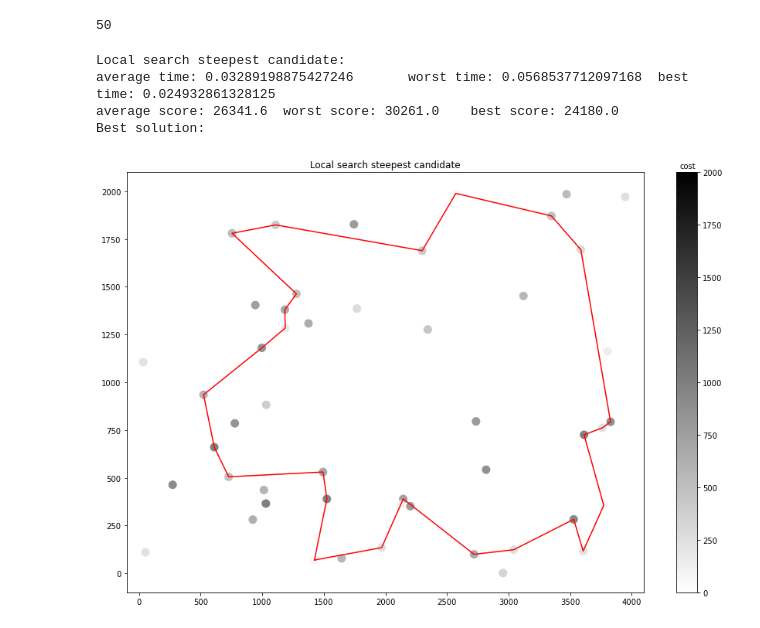
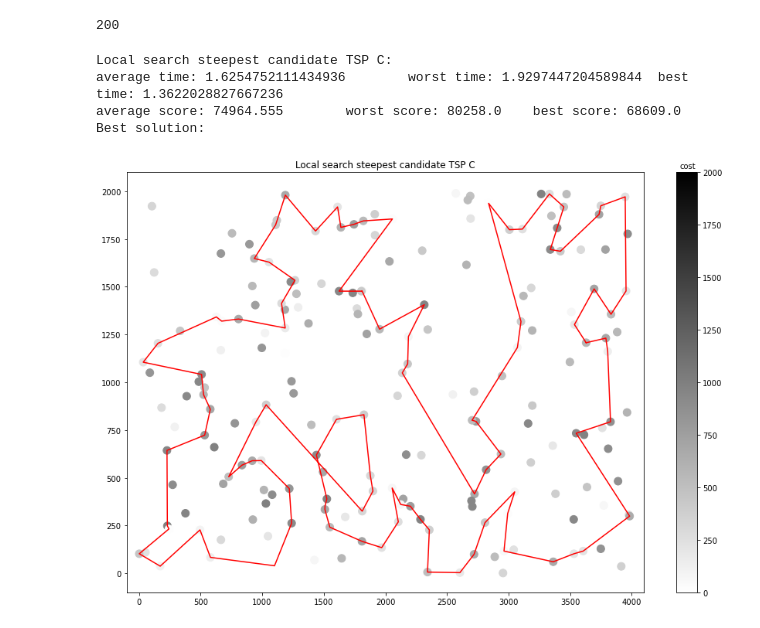
Before and after one commit to Mikikrus/Evolutionary-Computation, a Jupyter notebook: lab4/EC_lab4.ipynb, the cells around one changed output. Cells and saved outputs as stored; diff of their text form; code cells hidden in the pictures.

```diff
--- a/lab4/EC_lab4.ipynb
+++ b/lab4/EC_lab4.ipynb
@@ -247,10 +247,10 @@ Best solution:
 # %%
-summarize(local_search_steepest_candidate, data[:50], 'Local search steepest candidate')
+summarize(local_search_steepest_candidate, data, 'Local search steepest candidate TSP C')
 # %% [output]
-50
+200
-Local search steepest candidate:
-average time: 0.03289198875427246       worst time: 0.0568537712097168  best time: 0.024932861328125
-average score: 26341.6  worst score: 30261.0    best score: 24180.0
+Local search steepest candidate TSP C:
+average time: 1.6254752111434936        worst time: 1.9297447204589844  best time: 1.3622028827667236
+average score: 74964.555        worst score: 80258.0    best score: 68609.0
 Best solution:
-[figure, old version]
+[figure, new version]
 # %%
```
Also changed, not shown: parts of 6 cells of this notebook.
